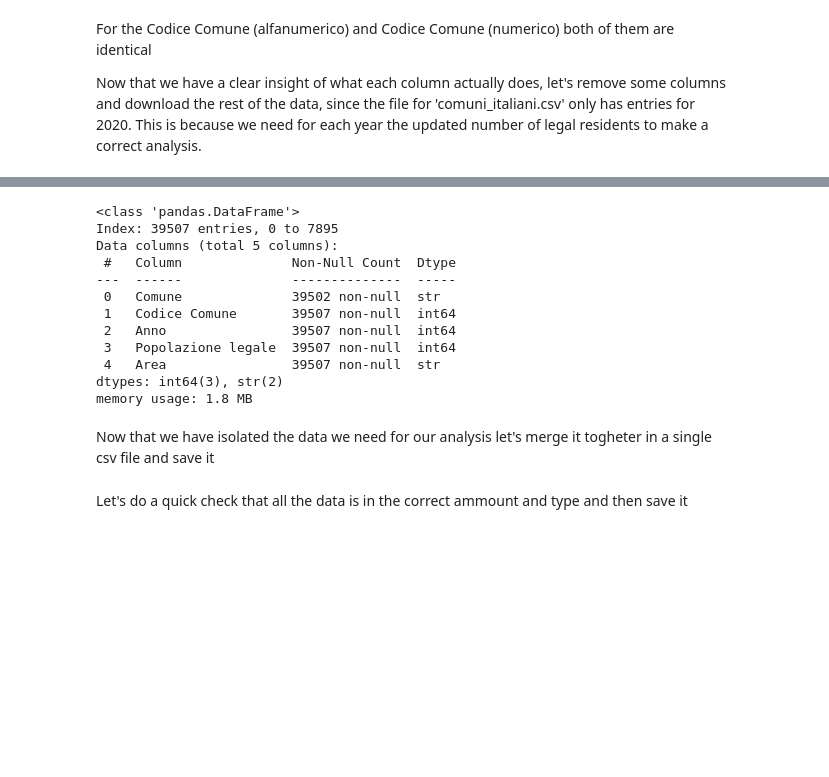
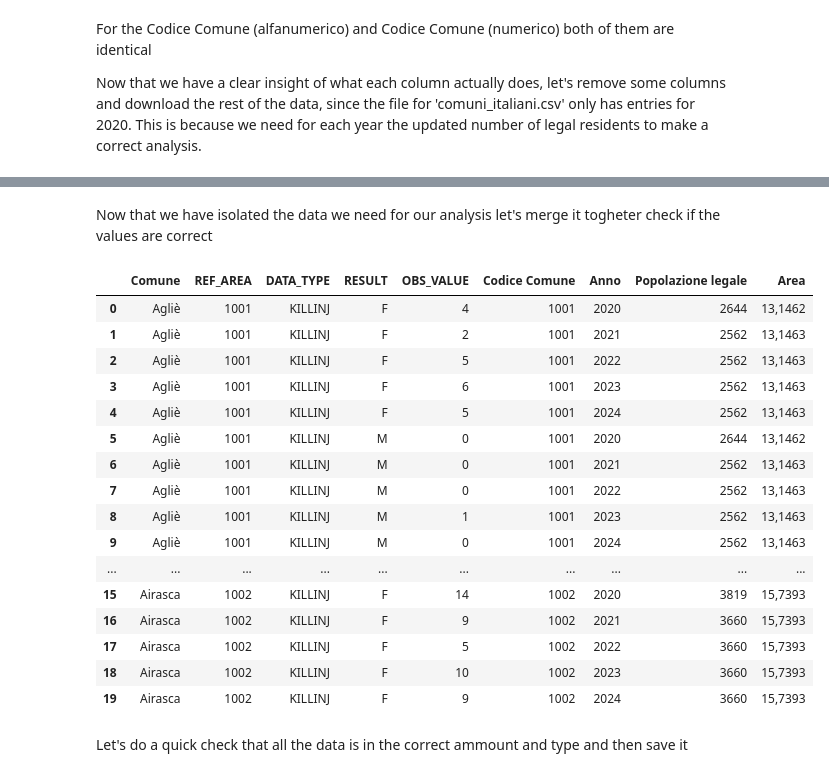
Before and after one commit to Frogghev/FinalAssignment_DataAnalyst, a Jupyter notebook: data_cleanup.ipynb, the cells around one changed output, grey strips where cells are left out. Drawn from its saved outputs; the diff is of its cells as text; code cells hidden in the pictures; blank space fills up the shorter version.

Commit message:
Fixed area type

```diff
--- a/data_cleanup.ipynb
+++ b/data_cleanup.ipynb
@@ -267,25 +282,30 @@ polished_cities_complete= polished_cities.rename(
-# %%
-polished_cities_complete.info()
-# %% [output]
-<class 'pandas.DataFrame'>
-Index: 39507 entries, 0 to 7895
-Data columns (total 5 columns):
- #   Column              Non-Null Count  Dtype
----  ------              --------------  -----
- 0   Comune              39502 non-null  str
- 1   Codice Comune       39507 non-null  int64
- 2   Anno                39507 non-null  int64
- 3   Popolazione legale  39507 non-null  int64
- 4   Area                39507 non-null  str
-dtypes: int64(3), str(2)
-memory usage: 1.8 MB
 # %% [markdown]
-Now that we have isolated the data we need for our analysis let's merge it togheter in a single csv file and save it
+Now that we have isolated the data we need for our analysis let's merge it togheter check if the values are correct
 # %%
 complete_dataset = polished_car_accident.merge(
     polished_cities_complete,
     left_on=['REF_AREA', 'TIME_PERIOD'],
     right_on=['Codice Comune', 'Anno']
 ).iloc[:, [5,0,1,2,4,6,7,8,9]]
+
+complete_dataset.head(20)
+# %% [output]
+|  | Comune | REF_AREA | DATA_TYPE | RESULT | OBS_VALUE | Codice Comune | Anno | Popolazione legale | Area |
+| 0 | Agliè | 1001 | KILLINJ | F | 4 | 1001 | 2020 | 2644 | 13,1462 |
+| 1 | Agliè | 1001 | KILLINJ | F | 2 | 1001 | 2021 | 2562 | 13,1463 |
+| 2 | Agliè | 1001 | KILLINJ | F | 5 | 1001 | 2022 | 2562 | 13,1463 |
+| 3 | Agliè | 1001 | KILLINJ | F | 6 | 1001 | 2023 | 2562 | 13,1463 |
+| 4 | Agliè | 1001 | KILLINJ | F | 5 | 1001 | 2024 | 2562 | 13,1463 |
+| 5 | Agliè | 1001 | KILLINJ | M | 0 | 1001 | 2020 | 2644 | 13,1462 |
+| 6 | Agliè | 1001 | KILLINJ | M | 0 | 1001 | 2021 | 2562 | 13,1463 |
+| 7 | Agliè | 1001 | KILLINJ | M | 0 | 1001 | 2022 | 2562 | 13,1463 |
+| 8 | Agliè | 1001 | KILLINJ | M | 1 | 1001 | 2023 | 2562 | 13,1463 |
+| 9 | Agliè | 1001 | KILLINJ | M | 0 | 1001 | 2024 | 2562 | 13,1463 |
+| ... | ... | ... | ... | ... | ... | ... | ... | ... | ... |
+| 15 | Airasca | 1002 | KILLINJ | F | 14 | 1002 | 2020 | 3819 | 15,7393 |
+| 16 | Airasca | 1002 | KILLINJ | F | 9 | 1002 | 2021 | 3660 | 15,7393 |
+| 17 | Airasca | 1002 | KILLINJ | F | 5 | 1002 | 2022 | 3660 | 15,7393 |
+| 18 | Airasca | 1002 | KILLINJ | F | 10 | 1002 | 2023 | 3660 | 15,7393 |
+| 19 | Airasca | 1002 | KILLINJ | F | 9 | 1002 | 2024 | 3660 | 15,7393 |
 # %% [markdown]
 Let's do a quick check that all the data is in the correct ammount and type and then save it
```
Also changed, not shown: parts of 4 cells of this notebook, 3 other files.
